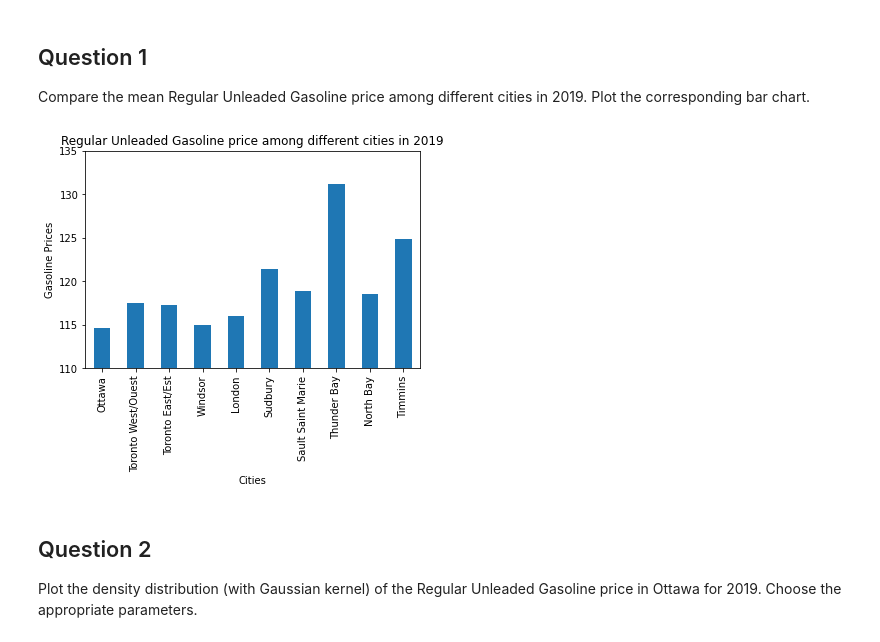
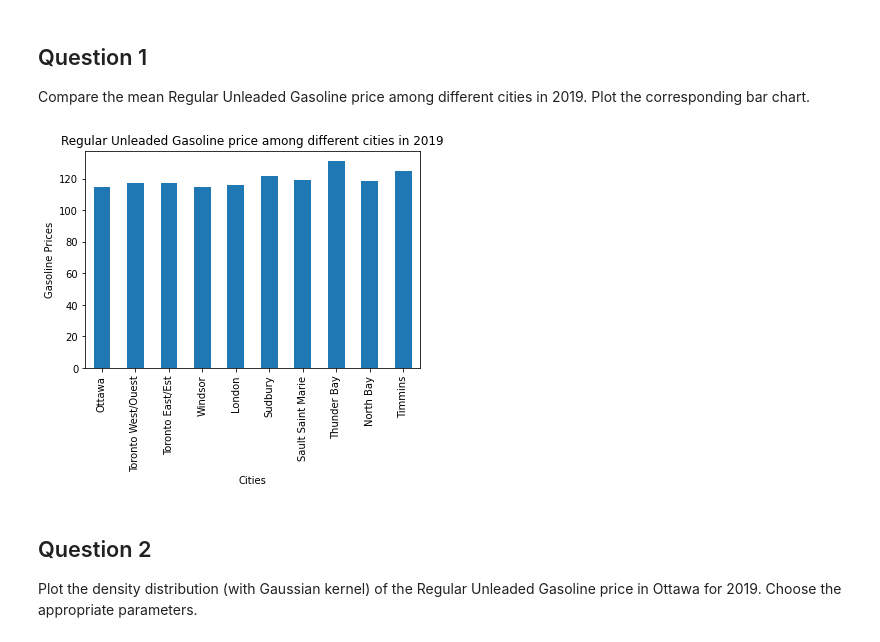
Before and after one commit to ChristineAu-Yeung/Canada-Statistics, a Jupyter notebook: 160634760_a01.ipynb, the cells around one changed output. Saved outputs shown, nothing was run; the diff lists cells and outputs as text; code cells hidden in the pictures.

```diff
--- a/160634760_a01.ipynb
+++ b/160634760_a01.ipynb
@@ -15,11 +15,11 @@ Compare the mean Regular Unleaded Gasoline price among different cities in 2019.
 # %%
 year_condition = pd.to_datetime(df['Date']).dt.year == 2019
 fuel_condition = df["Fuel Type"] == "Regular Unleaded Gasoline"
 temp = df.loc[fuel_condition & year_condition].mean()
-graph = temp[0:10].plot.bar(title = "Regular Unleaded Gasoline price among different cities in 2019", ylim=(110,135))
+graph = temp[0:10].plot.bar(title = "Regular Unleaded Gasoline price among different cities in 2019")
 graph = graph.set(xlabel="Cities", ylabel="Gasoline Prices")
 # %% [output]
-[figure, old version]
+[figure, new version]
 # %% [markdown]
 ## Question 2
 
```
